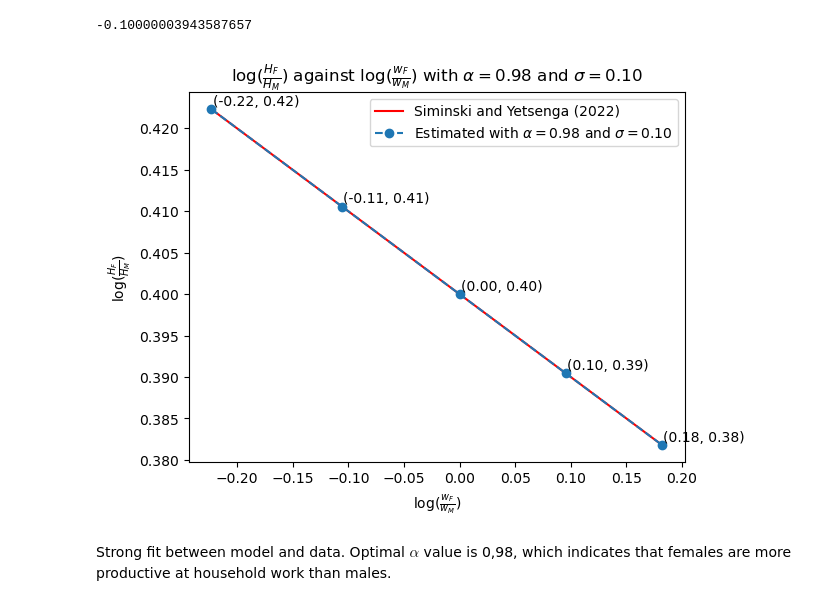
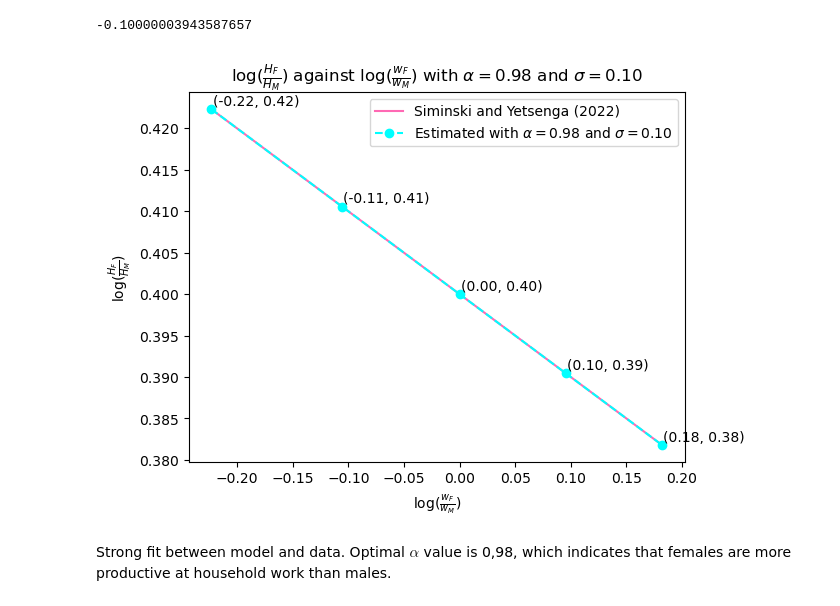
Before and after one commit to NumEconCopenhagen/projects-2023-rikke-og-emma, a Jupyter notebook: inauguralproject/inauguralproject.ipynb, the cells around one changed output. Drawn from its saved outputs; the diff is of its cells as text; code cells hidden in the pictures.

```diff
--- a/inauguralproject/inauguralproject.ipynb
+++ b/inauguralproject/inauguralproject.ipynb
@@ -139,36 +139,36 @@ model.solve_wF_vec()
 
 #Results
 logHFHM_ratio_continous = np.log( model.sol.HF_vec / model.sol.HM_vec )
 logwFwM_ratio = np.log(model.par.wF_vec)
 
 #Generating line by estimates from Siminski and Yetsenga (2022)
 x = np.log(np.linspace(0.8, 1.2, 2))
 y = model.par.beta0_target + model.par.beta1_target*x
 
 #Plot results
-plt.plot(x, y, color = 'red', linestyle = '-', label='Siminski and Yetsenga (2022)')
+plt.plot(x, y, color = 'hotpink', linestyle = '-', label='Siminski and Yetsenga (2022)')
 plt.plot(logwFwM_ratio, logHFHM_ratio_continous,
          marker = 'o',
-         linestyle = '--',
+         linestyle = '--', color='aqua',
          label = 'Estimated with '+ r'$\alpha=$' f'{model.par.alpha:.2f}'+ " and " + r'$\sigma=$' f'{model.par.sigma:.2f}')
 
 plt.legend(loc='upper right')
 
 #Title
 plt.title(r'$\log(\frac{H_F}{H_M})$' + " against " r'$\log(\frac{w_F}{w_M})$' + " with " + r'$\alpha=$' f'{model.par.alpha:.2f}'+ " and " + r'$\sigma=$' f'{model.par.sigma:.2f}')
 
 #Labels
 plt.xlabel(r'$\log(\frac{w_F}{w_M})$')
 plt.ylabel(r'$\log(\frac{H_F}{H_M})$')
 
 #lop over data
 for i in range(5):
     plt.annotate(f"({logwFwM_ratio[i]:.2f}, {logHFHM_ratio_continous[i]:.2f})", (logwFwM_ratio[i]+0.001, logHFHM_ratio_continous[i]+0.0005))
 
 #Show plot
 plt.show()
 # %% [output]
-[figure, old version]
+[figure, new version]
 # %% [markdown]
 Strong fit between model and data. Optimal $\alpha$ value is 0,98, which indicates that females are more productive at household work than males.
 # %% [markdown]
```
